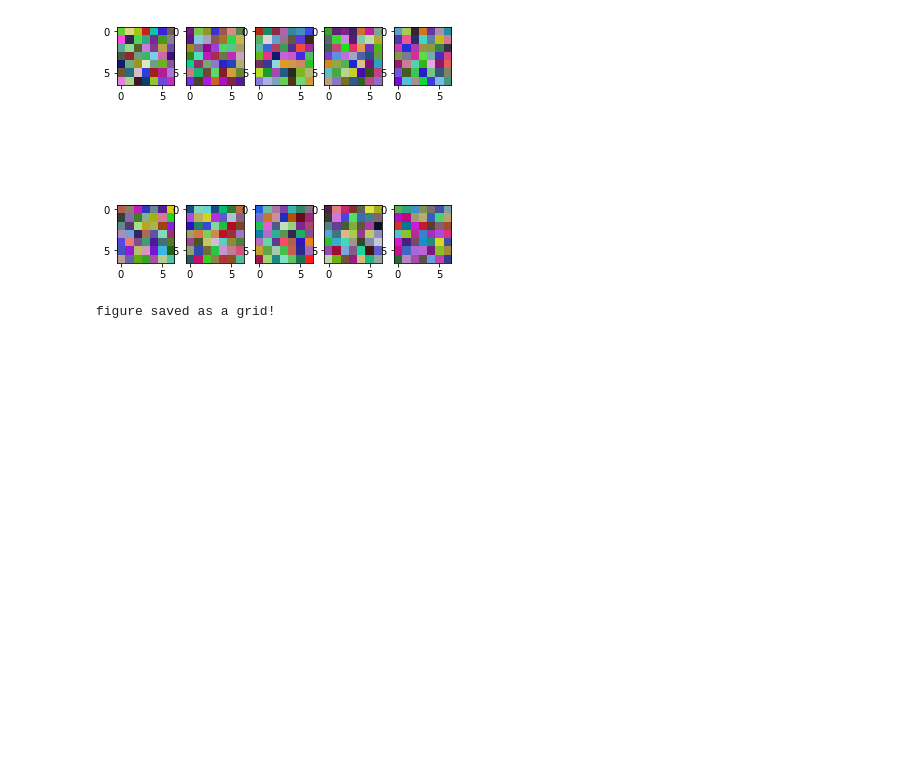
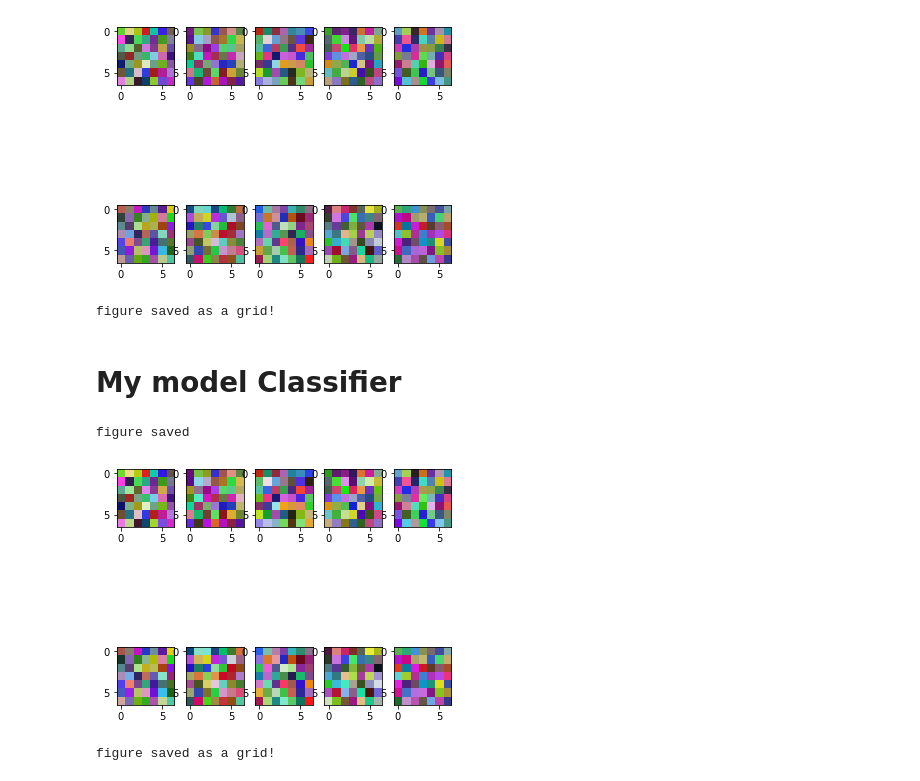
Before and after one commit to neilteng/CS7643-DeepLearning, a Jupyter notebook: Homework/HW1/2_pytorch/filter-viz.ipynb, the cells around one changed output. Drawn from its saved outputs; the diff is of its cells as text; code cells hidden in the pictures; blank space fills up the shorter version.

```diff
--- a/Homework/HW1/2_pytorch/filter-viz.ipynb
+++ b/Homework/HW1/2_pytorch/filter-viz.ipynb
@@ -164,3 +164,52 @@ plt.imsave('convnet_gridfilt.png',visualize_grid(w, padding=3).astype('uint8'))
 print('figure saved as a grid!')
 # %% [output]
 figure saved as a grid!
+# %% [markdown]
+# My model Classifier
+# %%
+# load the model saved by train.py
+# This will be an instance of models.twolayernn.TwoLayerNN.
+# NOTE: You may need to change this file name.
+mymodel = torch.load('mymodel.pt')
+# %%
+# collect all the weights
+w = None
+#############################################################################
+# TODO: Extract the weight matrix (without bias) from softmax_model, convert
+# it to a numpy array with shape (10, 32, 32, 3), and assign this array to w.
+# The first dimension should be for channels, then height, width, and color.
+# This step depends on how you implemented models.softmax.Softmax.
+#############################################################################
+w=next(mymodel.parameters())
+w=w.data.numpy()
+w=np.transpose(w, (0, 2, 3, 1))
+#############################################################################
+#                             END OF YOUR CODE                              #
+#############################################################################
+# obtain min,max to normalize
+w_min, w_max = np.min(w), np.max(w)
+# classes
+classes = ['plane', 'car', 'bird', 'cat', 'deer', 'dog', 'frog', 'horse', 'ship', 'truck']
+# init figure
+fig = plt.figure(figsize=(6,6))
+for i in range(10):
+    wimg = 255.0*(w[i].squeeze() - w_min) / (w_max - w_min)
+    # subplot is (2,5) as ten filters are to be visualized
+    fig.add_subplot(2,5,i+1).imshow(wimg.astype('uint8'))
+# save fig!
+fig.savefig('mymodel_filt.png')
+print('figure saved')
+# %% [output]
+figure saved
+[figure, added]
+# %%
+# vis_utils.py has helper code to view multiple filters in single image. Use this to visuzlize
+# neural network adn convnets.
+# import vis_utils
+from vis_utils import visualize_grid
+# saving the weights is now as simple as:
+plt.imsave('mymodel_gridfilt.png',visualize_grid(w, padding=3).astype('uint8'))
+# padding is the space between images. Make sure that w is of shape: (N,H,W,C)
+print('figure saved as a grid!')
+# %% [output]
+figure saved as a grid!
```
Also changed, not shown: 4 other files.
